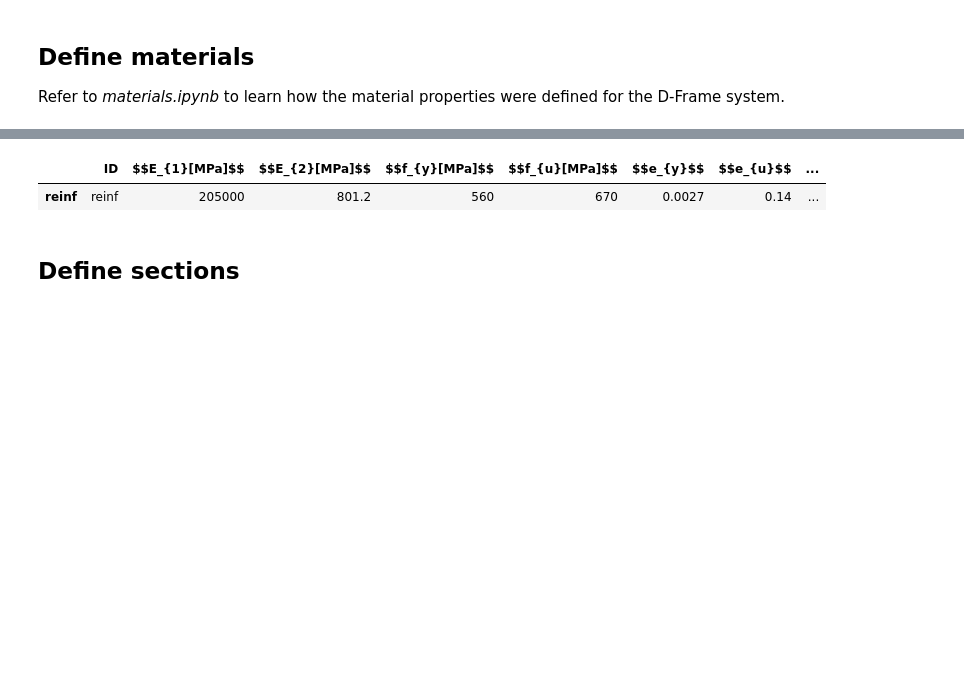
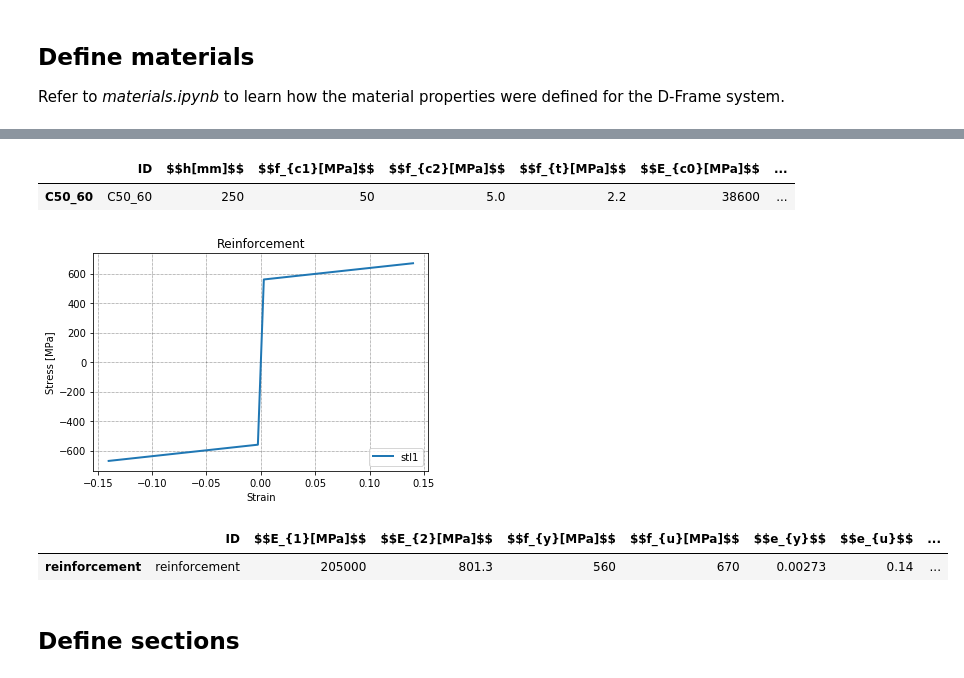
Before and after one commit to riedelx/PyFEA, a Jupyter notebook: mn-curve.ipynb, the cells around one changed output, grey strips where cells are left out. Drawn from its saved outputs; the diff is of its cells as text; code cells hidden in the pictures; blank space fills up the shorter version.

Commit message:
fix: MN curve

```diff
--- a/mn-curve.ipynb
+++ b/mn-curve.ipynb
@@ -24,0 +24,5 @@ concr.data_frame()
+# %%
+conMat.data_frame()
+# %% [output]
+|  | ID | $$h[mm]$$ | $$f_{c1}[MPa]$$ | $$f_{c2}[MPa]$$ | $$f_{t}[MPa]$$ | $$E_{c0}[MPa]$$ | ... |
+| C50_60 | C50_60 | 250 | 50 | 5.0 | 2.2 | 38600 | ... |
@@ -25,6 +33,7 @@ concr.data_frame()
 # %%
-reinf = mat.stl1('reinf', 205000, 560, 670, 0.14)
-reinf.data_frame()
+reinfMat = mat.stl1('reinforcement', 205000, 560, 670, 0.14,title="Reinforcement",plotting=True,tension=True)
+reinfMat.data_frame()
 # %% [output]
+[figure, added]
 |  | ID | $$E_{1}[MPa]$$ | $$E_{2}[MPa]$$ | $$f_{y}[MPa]$$ | $$f_{u}[MPa]$$ | $$e_{y}$$ | $$e_{u}$$ | ... |
-| reinf | reinf | 205000 | 801.2 | 560 | 670 | 0.0027 | 0.14 | ... |
+| reinforcement | reinforcement | 205000 | 801.3 | 560 | 670 | 0.00273 | 0.14 | ... |
```
Also changed, not shown: parts of 19 cells of this notebook, 4 other files.
